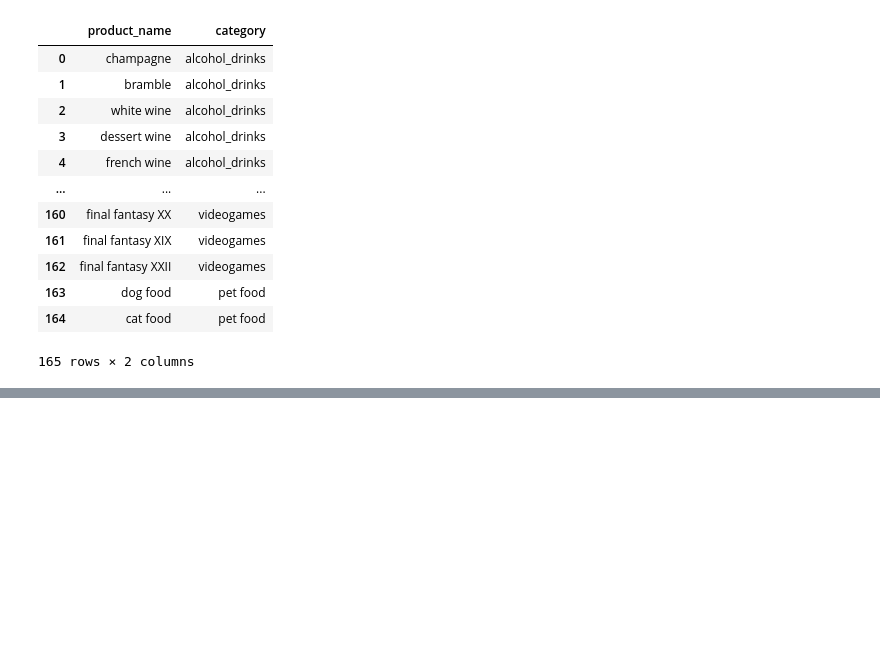
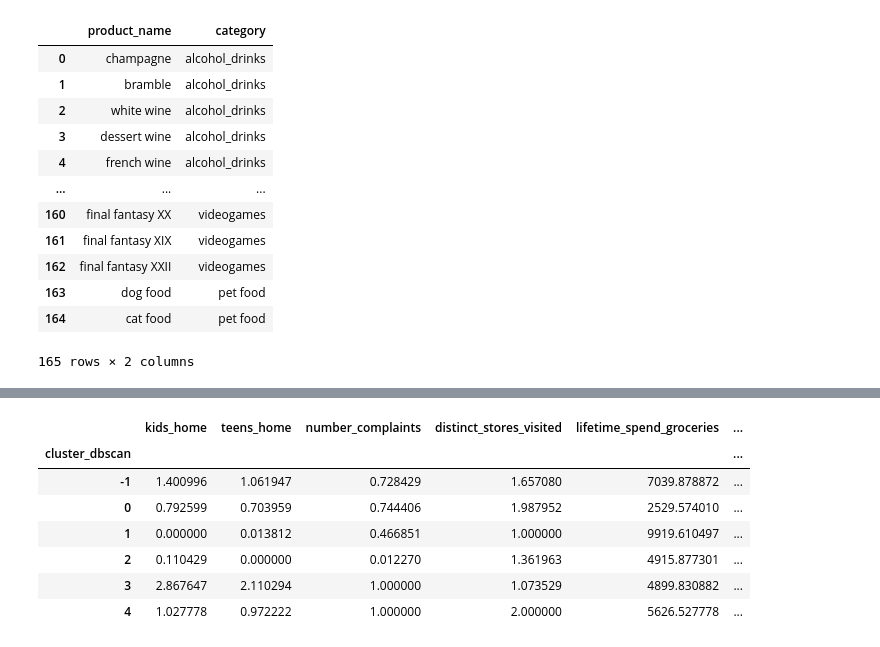
Before and after one commit to mitoma10110/ML2_Project, a Jupyter notebook: jo_notebook.ipynb, the cells around one changed output, grey strips where cells are left out. Drawn from its saved outputs; the diff is of its cells as text; code cells hidden in the pictures; blank space fills up the shorter version.

```diff
--- a/jo_notebook.ipynb
+++ b/jo_notebook.ipynb
@@ -392,0 +413,11 @@ prod_map
+# %%
+sample_pp.groupby(['cluster_dbscan']).mean()
+# %% [output]
+|  | kids_home | teens_home | number_complaints | distinct_stores_visited | lifetime_spend_groceries | ... |
+| cluster_dbscan |  |  |  |  |  | ... |
+| -1 | 1.400996 | 1.061947 | 0.728429 | 1.657080 | 7039.878872 | ... |
+| 0 | 0.792599 | 0.703959 | 0.744406 | 1.987952 | 2529.574010 | ... |
+| 1 | 0.000000 | 0.013812 | 0.466851 | 1.000000 | 9919.610497 | ... |
+| 2 | 0.110429 | 0.000000 | 0.012270 | 1.361963 | 4915.877301 | ... |
+| 3 | 2.867647 | 2.110294 | 1.000000 | 1.073529 | 4899.830882 | ... |
+| 4 | 1.027778 | 0.972222 | 1.000000 | 2.000000 | 5626.527778 | ... |
```
Also changed, not shown: parts of 7 cells of this notebook, 1 other file.
